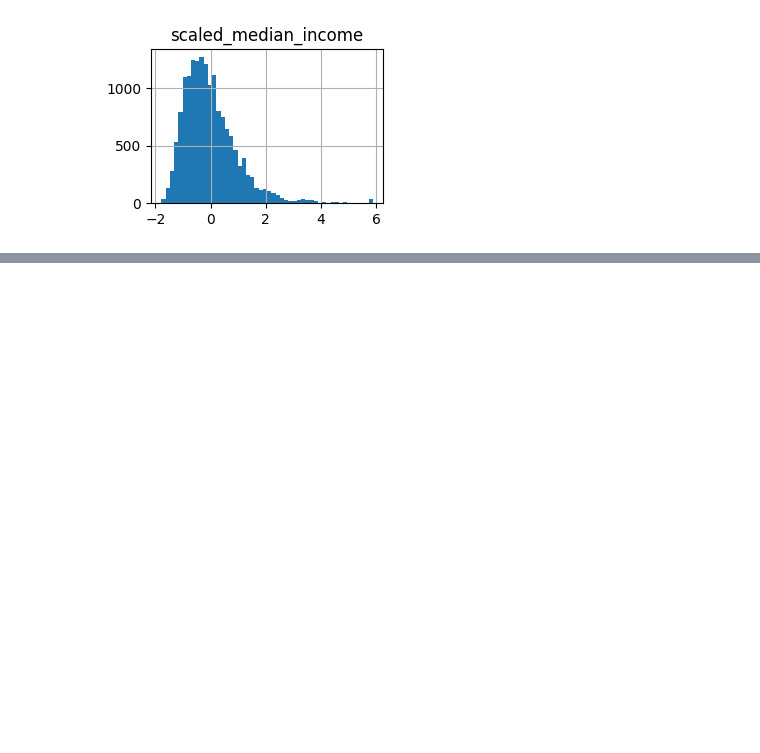
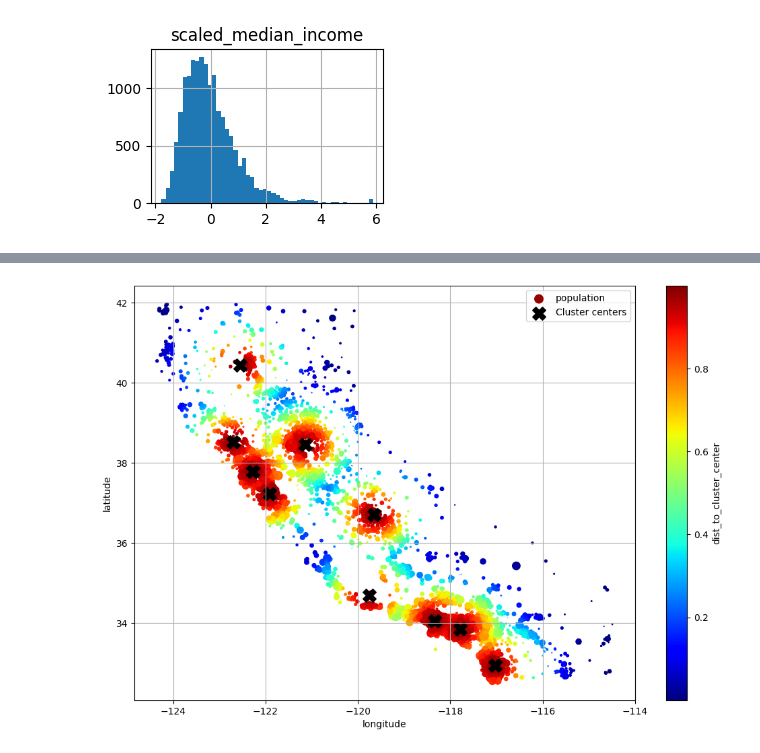
Before and after one commit to fractalate/study-geron-hands-on-machine-learning-with-scikit-learn-keras-and-tensorflow, a Jupyter notebook: Chapter 02/Notebook.ipynb, the cells around one changed output, grey strips where cells are left out. Cells and saved outputs as stored; diff of their text form; code cells hidden in the pictures; blank space fills up the shorter version.

```diff
--- a/Chapter 02/Notebook.ipynb
+++ b/Chapter 02/Notebook.ipynb
@@ -535,3 +535,8 @@ class ClusterSimilarity(BaseEstimator, TransformerMixin):
 
 cluster_similarity = ClusterSimilarity(n_clusters=6, gamma=0.1)
 cluster_similarity_values = cluster_similarity.fit_transform(housing[["housing_median_age"]])
+# %%
+cluster_simil = ClusterSimilarity(n_clusters=10, gamma=1.0, random_state=42)
+similarities = cluster_simil.fit_transform(housing[["latitude", "longitude"]], sample_weight=housing_labels)
+print(cluster_simil.kmeans_.cluster_centers_)
+similarities[:1]
@@ -537,0 +557,21 @@ cluster_similarity_values = cluster_similarity.fit_transform(housing[["housing_m
+# %%
+housing = housing.copy()
+housing["dist_to_cluster_center"] = np.max(similarities, axis=1)
+housing.plot(
+    kind="scatter", x="longitude", y="latitude", grid=True,
+    s=housing["population"] / 100, label="population",
+    c="dist_to_cluster_center", cmap="jet", colorbar=True,
+    sharex=False, figsize=(12, 8),
+)
+plt.scatter(
+    x=cluster_simil.kmeans_.cluster_centers_[:, 1],
+    y=cluster_simil.kmeans_.cluster_centers_[:, 0],
+    c='black',
+    s=200,
+    marker='X',
+    label='Cluster centers',
+)
+plt.legend()
+plt.show()
+# %% [output]
+[figure, added]
```
Also changed, not shown: parts of 1 cell of this notebook.
